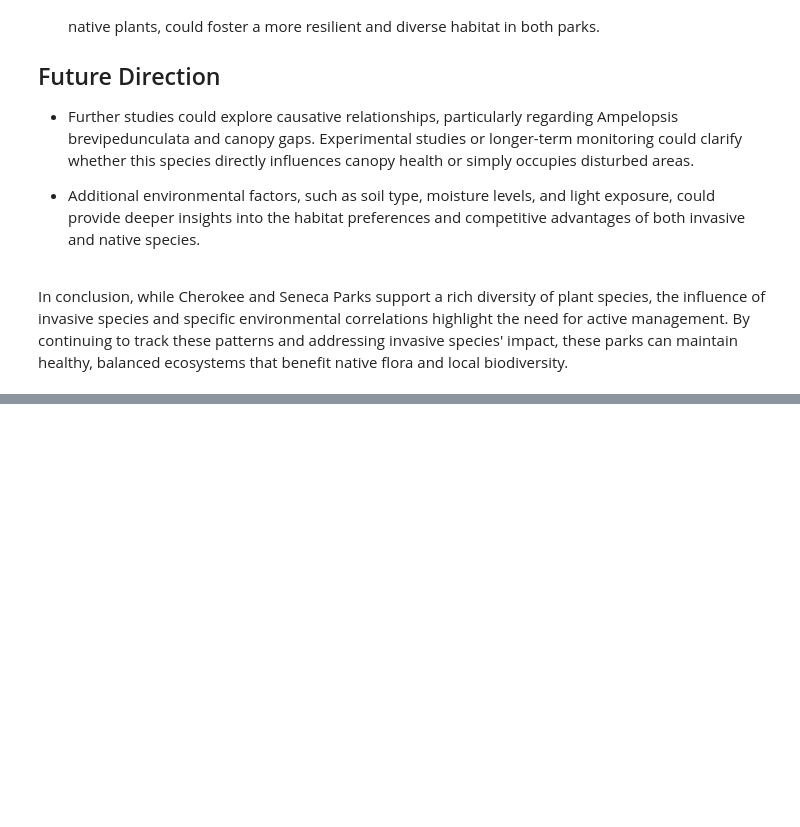
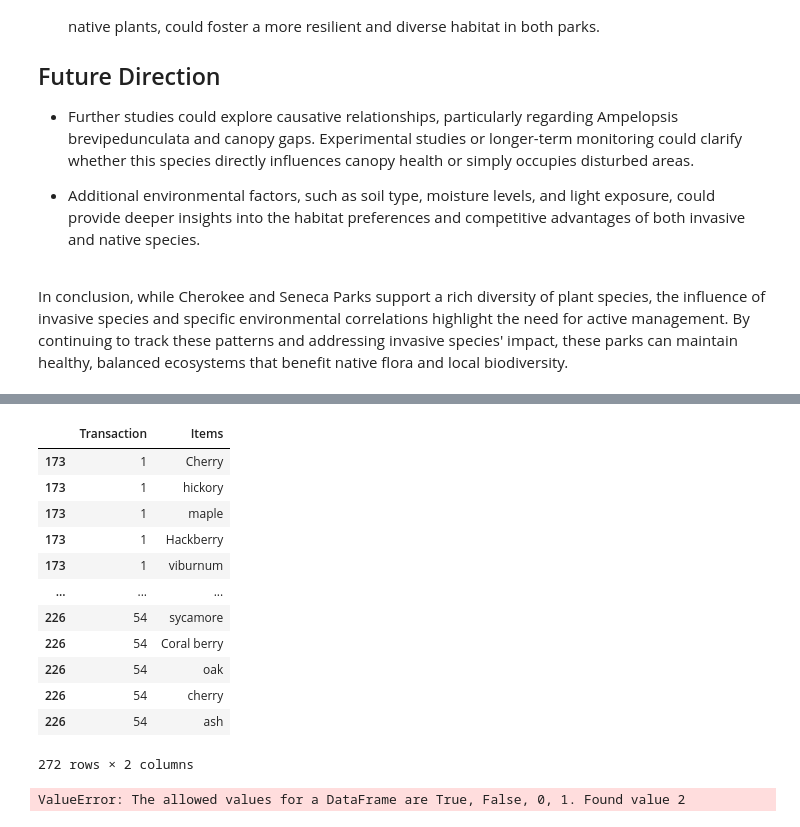
Before and after one commit to zaccowan/Cherokee_Seneca_EDA, a Jupyter notebook: Cherokee_Seneca_2022_2024_EDA.ipynb, the cells around one changed output, grey strips where cells are left out. Cells and saved outputs as stored; diff of their text form; code cells hidden in the pictures; blank space fills up the shorter version.

```diff
--- a/Cherokee_Seneca_2022_2024_EDA.ipynb
+++ b/Cherokee_Seneca_2022_2024_EDA.ipynb
@@ -521,0 +553,5 @@ In conclusion, while Cherokee and Seneca Parks support a rich diversity of plant
+# %%
+# split values in canopy into array by comma
+dfcopy['Canopy'] = dfcopy['Canopy'].str.split(',')
+dfcopy['Understory'] = dfcopy['Understory'].str.split(',')
+dfcopy['Items'] = dfcopy['Canopy'] + dfcopy['Understory']
@@ -521,0 +579,17 @@ In conclusion, while Cherokee and Seneca Parks support a rich diversity of plant
+# %%
+dfexpand = dfcopy.explode("Items")
+dfexpand[["Transaction", "Items"]]
+# %% [output]
+|  | Transaction | Items |
+| 173 | 1 | Cherry |
+| 173 | 1 | hickory |
+| 173 | 1 | maple |
+| 173 | 1 | Hackberry |
+| 173 | 1 | viburnum |
+| ... | ... | ... |
+| 226 | 54 | sycamore |
+| 226 | 54 | Coral berry |
+| 226 | 54 | oak |
+| 226 | 54 | cherry |
+| 226 | 54 | ash |
+272 rows × 2 columns
@@ -521,0 +598,5 @@ In conclusion, while Cherokee and Seneca Parks support a rich diversity of plant
+# %%
+frequent_itemsets = apriori(basket, min_support=0.3, use_colnames=True)
+frequent_itemsets.head()
+# %% [output]
+ValueError: The allowed values for a DataFrame are True, False, 0, 1. Found value 2
```
Also changed, not shown: parts of 10 cells of this notebook.
